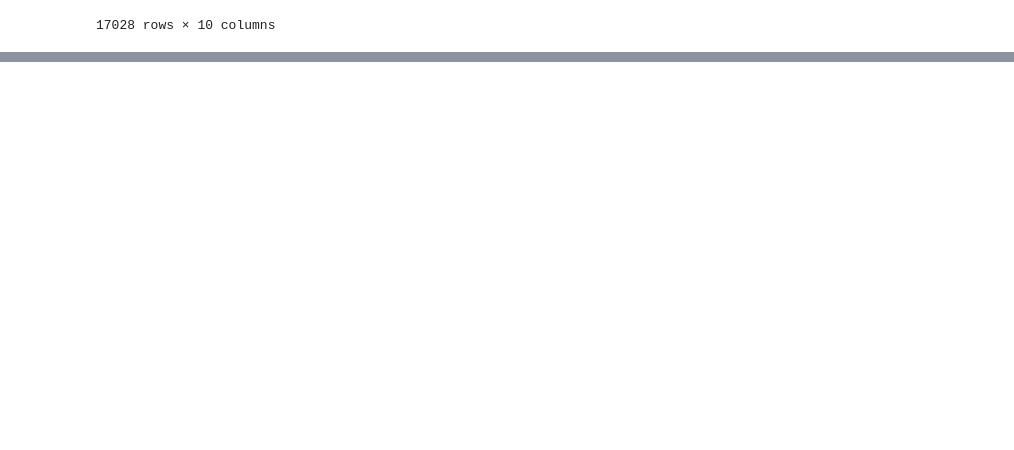
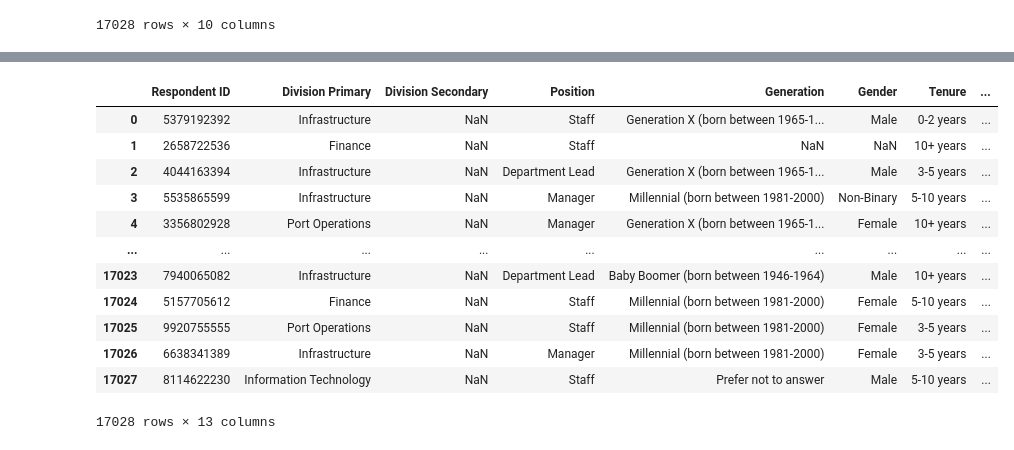
Before and after one commit to dmoccasins/SurveyMonkey_Proj, a Jupyter notebook: Script1 - Data_Manipulation.ipynb, the cells around one changed output, grey strips where cells are left out. Cells and saved outputs as stored; diff of their text form; code cells hidden in the pictures; blank space fills up the shorter version.

```diff
--- a/Script1 - Data_Manipulation.ipynb
+++ b/Script1 - Data_Manipulation.ipynb
@@ -149,0 +208,5 @@ dataset_melted
+# %%
+respondents = dataset_merged[dataset_merged["Answer"].notna()]                                    #creates a data frame "respondents" from dataset_merged and drops every row with NA in the "Answer" column
+respondents = respondents.groupby("Question")["Respondent ID"].nunique().reset_index()            #groups respondents dataframe by "Question" and gives number of unique "Respondent ID"s
+respondents.rename(columns = {"Respondent ID":"Respondents"}, inplace = True)                     #renames "Respondent ID" columnn in respondents data frame to "Respondents"
+respondents
@@ -149,0 +231,5 @@ dataset_melted
+# %%
+dataset_merged_v2 = pd.merge(left = dataset_merged, right = respondents, how = "left", left_on = "Question", right_on = "Question")             #joins dataset_merged data frame with respondents data frame on the "Questions" column
+print("Original data", len(dataset_merged))                                                                                                     #checks to see if number of rows in dataset_merged matches with dataset_merged_v2
+print("merged data", len(dataset_merged_v2))                                                                                                    #checks to see if number of rows in dataset_merged_v2 matches with dataset_merged
+dataset_merged_v2
@@ -149,0 +252,5 @@ dataset_melted
+# %%
+same_answer = dataset_merged                                                                                                    #creates dataframe called same_answer
+same_answer = same_answer.groupby(["Question & SubQuestion", "Answer"])["Respondent ID"].nunique().reset_index()                #groups same_answer dataframe by "Question & SubQuestion" and "Answer" and gives count of unique "Respondent ID"s
+same_answer.rename(columns = {"Respondent ID":"Same Answer"}, inplace = True)                                                   #renames "Respondent ID" column to "Same Answer" in same_answer data frame
+same_answer
@@ -149,0 +271,7 @@ dataset_melted
+# %%
+dataset_merged_v3 = pd.merge(left = dataset_merged_v2, right = same_answer, how = "left", left_on = ["Question & SubQuestion", "Answer"], right_on = ["Question & SubQuestion", "Answer"])
+#joins dataset_merged_v2 data frame with same_answer data frame on the "Question & SubQuestion" and "Answer" column
+dataset_merged_v3["Same Answer"].fillna(0, inplace = True)                                                                      #replaces all instances of NaN in "Same Answer" column with 0
+print("Original data", len(dataset_merged_v2))                                                                                  #checks to see if number of rows in dataset_merged_v2 matches with dataset_merged_v3
+print("merged data", len(dataset_merged_v3))                                                                                    #checks to see if number of rows in dataset_merged_v3 matches with dataset_merged_v2
+dataset_merged_v3
@@ -149,0 +294,24 @@ dataset_melted
+# %%
+output = dataset_merged_v3.copy()
+output.rename(columns = {"Identify which division you work in. - Response":"Division Primary",
+              "Identify which division you work in. - Other (please specify)":"Division Secondary",
+              "Which of the following best describes your position level? - Response":"Position",
+              "Which generation are you apart of? - Response":"Generation",
+              "Please select the gender in which you identify. - Response":"Gender",
+              "Which duration range best aligns with your tenure at your company? - Response":"Tenure",
+              "Which of the following best describes your employment type? - Response":"Employment Type"}, inplace = True)                           #renames all these columns to simpler names
+output
+# %% [output]
+|  | Respondent ID | Division Primary | Division Secondary | Position | Generation | Gender | Tenure | ... |
+| 0 | 5379192392 | Infrastructure | NaN | Staff | Generation X (born between 1965-1... | Male | 0-2 years | ... |
+| 1 | 2658722536 | Finance | NaN | Staff | NaN | NaN | 10+ years | ... |
+| 2 | 4044163394 | Infrastructure | NaN | Department Lead | Generation X (born between 1965-1... | Male | 3-5 years | ... |
+| 3 | 5535865599 | Infrastructure | NaN | Manager | Millennial (born between 1981-2000) | Non-Binary | 5-10 years | ... |
+| 4 | 3356802928 | Port Operations | NaN | Manager | Generation X (born between 1965-1... | Female | 10+ years | ... |
+| ... | ... | ... | ... | ... | ... | ... | ... | ... |
+| 17023 | 7940065082 | Infrastructure | NaN | Department Lead | Baby Boomer (born between 1946-1964) | Male | 10+ years | ... |
+| 17024 | 5157705612 | Finance | NaN | Staff | Millennial (born between 1981-2000) | Female | 5-10 years | ... |
+| 17025 | 9920755555 | Port Operations | NaN | Staff | Millennial (born between 1981-2000) | Female | 3-5 years | ... |
+| 17026 | 6638341389 | Infrastructure | NaN | Manager | Millennial (born between 1981-2000) | Female | 3-5 years | ... |
+| 17027 | 8114622230 | Information Technology | NaN | Staff | Prefer not to answer | Male | 5-10 years | ... |
+17028 rows × 13 columns
```
Also changed, not shown: parts of 8 cells of this notebook, 1 other file.
